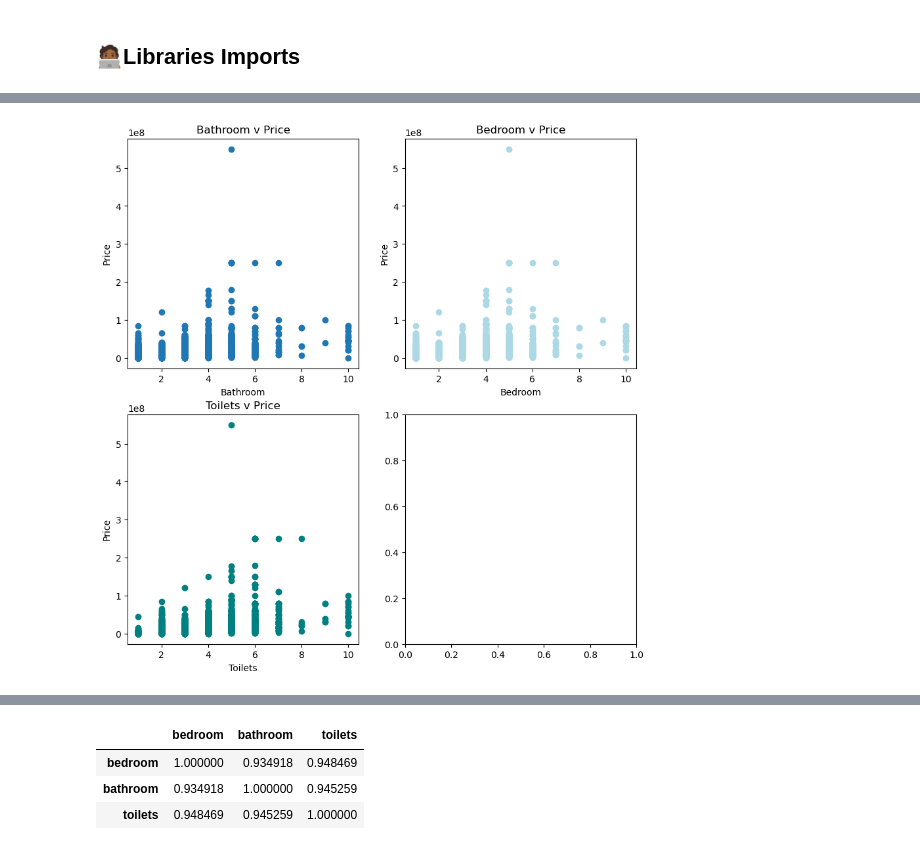
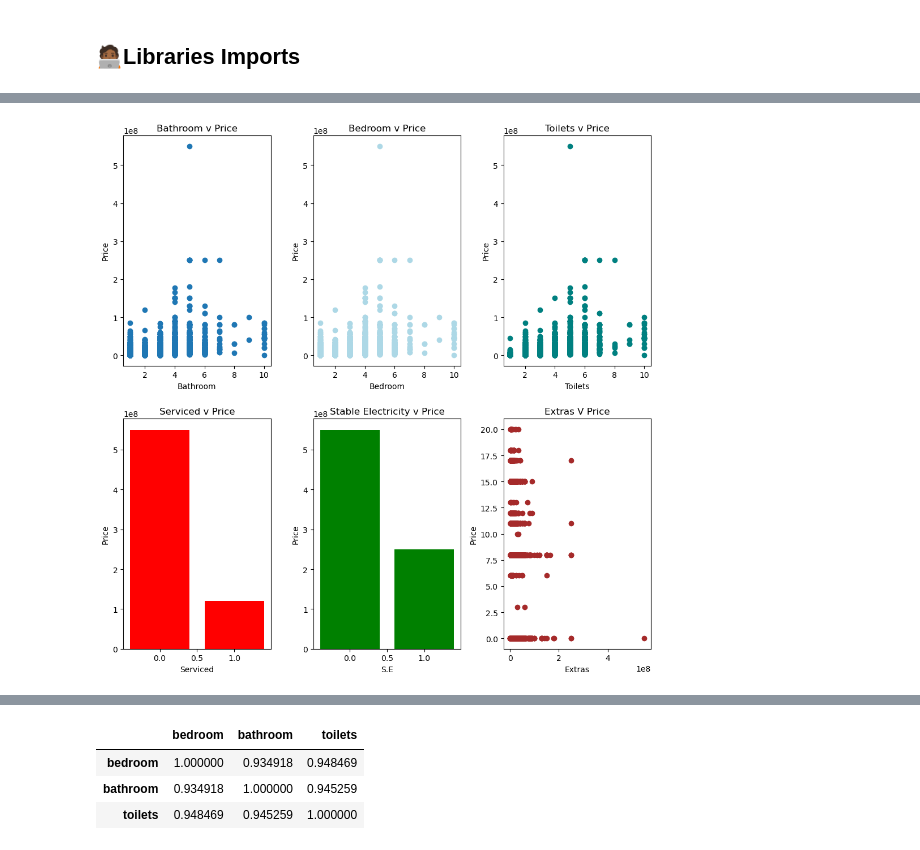
Before and after one commit to IamMishael06/marsHouse, a Jupyter notebook: Model/house_price_model.ipynb, the cells around one changed output, grey strips where cells are left out. Drawn from its saved outputs; the diff is of its cells as text; code cells hidden in the pictures.

```diff
--- a/Model/house_price_model.ipynb
+++ b/Model/house_price_model.ipynb
@@ -130,14 +177,22 @@ From the data, we can see that stable electricity and serviced do not really imp
 # %%
-fig, ((ax1,ax2), (ax3,ax4)) = plt.subplots(figsize=(10,10), nrows=2, ncols=2)
+fig, ((ax1,ax2, ax3), (ax4,ax5,ax6), ) = plt.subplots(figsize=(10,10), nrows=2, ncols=3)
 ax1.scatter(df.bathroom,df.price)
 ax1.set(title="Bathroom v Price", xlabel="Bathroom", ylabel="Price")
 
 ax2.scatter(df.bathroom,df.price, c="lightblue")
 ax2.set(title="Bedroom v Price", xlabel="Bedroom", ylabel="Price")
 
 ax3.scatter(df.toilets, df.price, c="teal")
 ax3.set(title="Toilets v Price", xlabel="Toilets", ylabel="Price")
 
-fig.savefig("simple-plot.png")
+ax4.bar(df.serviced, df.price,color="r")
+ax4.set(title="Serviced v Price", xlabel="Serviced", ylabel="Price")
+
+ax5.bar(df["Stable Electricity"], df.price,color="g")
+ax5.set(title="Stable Electricity v Price", xlabel="S.E", ylabel="Price")
+
+ax6.scatter(df.extras, df.price,color="brown")
+ax6.set(title="Extras V Price", xlabel="Extras", ylabel="Price")
+plt.tight_layout()
 # %% [output]
-[figure, old version]
+[figure, new version]
```
Also changed, not shown: parts of 82 cells of this notebook, 4 other files.
